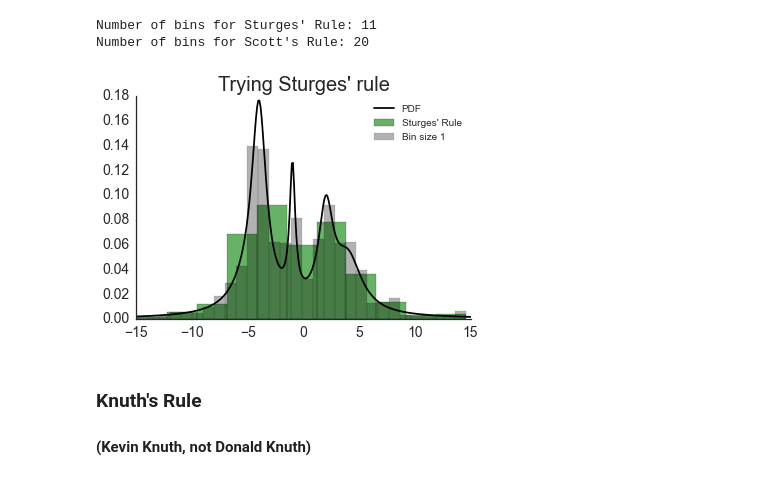
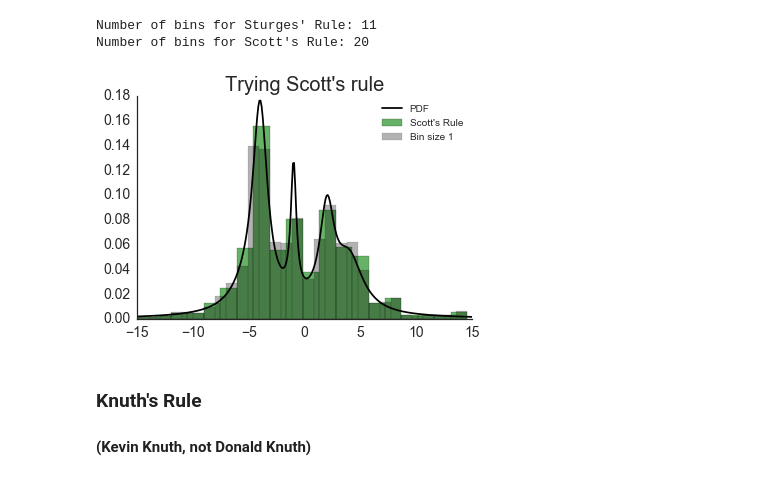
Before and after one commit to anzelpwj/Stats-week, a Jupyter notebook: Bayesian_blocks.ipynb, the cells around one changed output. Cells and saved outputs as stored; diff of their text form; code cells hidden in the pictures.

```diff
--- a/Bayesian_blocks.ipynb
+++ b/Bayesian_blocks.ipynb
@@ -73,21 +73,21 @@ print("Number of bins for Scott's Rule: %d" % scotts_bins)
 Number of bins for Sturges' Rule: 11
 Number of bins for Scott's Rule: 20
 # %%
-use_sturges = True
+use_sturges = False
 
 if use_sturges:
     plt.hist(X_vals, bins=sturges_bins, normed=True, color='g', alpha=0.6, label="Sturges' Rule")
     plt.title("Trying Sturges' rule", fontsize=20)
 else:
     plt.hist(X_vals, bins=scotts_bins, normed=True, color='g', alpha=0.6, label="Scott's Rule")
     plt.title("Trying Scott's rule", fontsize=20)
 plt.hist(X_vals, bins=30, normed=True, color='k', alpha=0.3, label='Bin size 1')
 plt.plot(X_sample, sample_dist, color='k', label='PDF')
 plt.legend()
 plt.tick_params(labelsize=14)
 sns.despine()
 # %% [output]
-[figure, old version]
+[figure, new version]
 # %% [markdown]
 ### Knuth's Rule
 #### (Kevin Knuth, not Donald Knuth)
```
Also changed, not shown: parts of 1 cell of this notebook, 3 other files.
